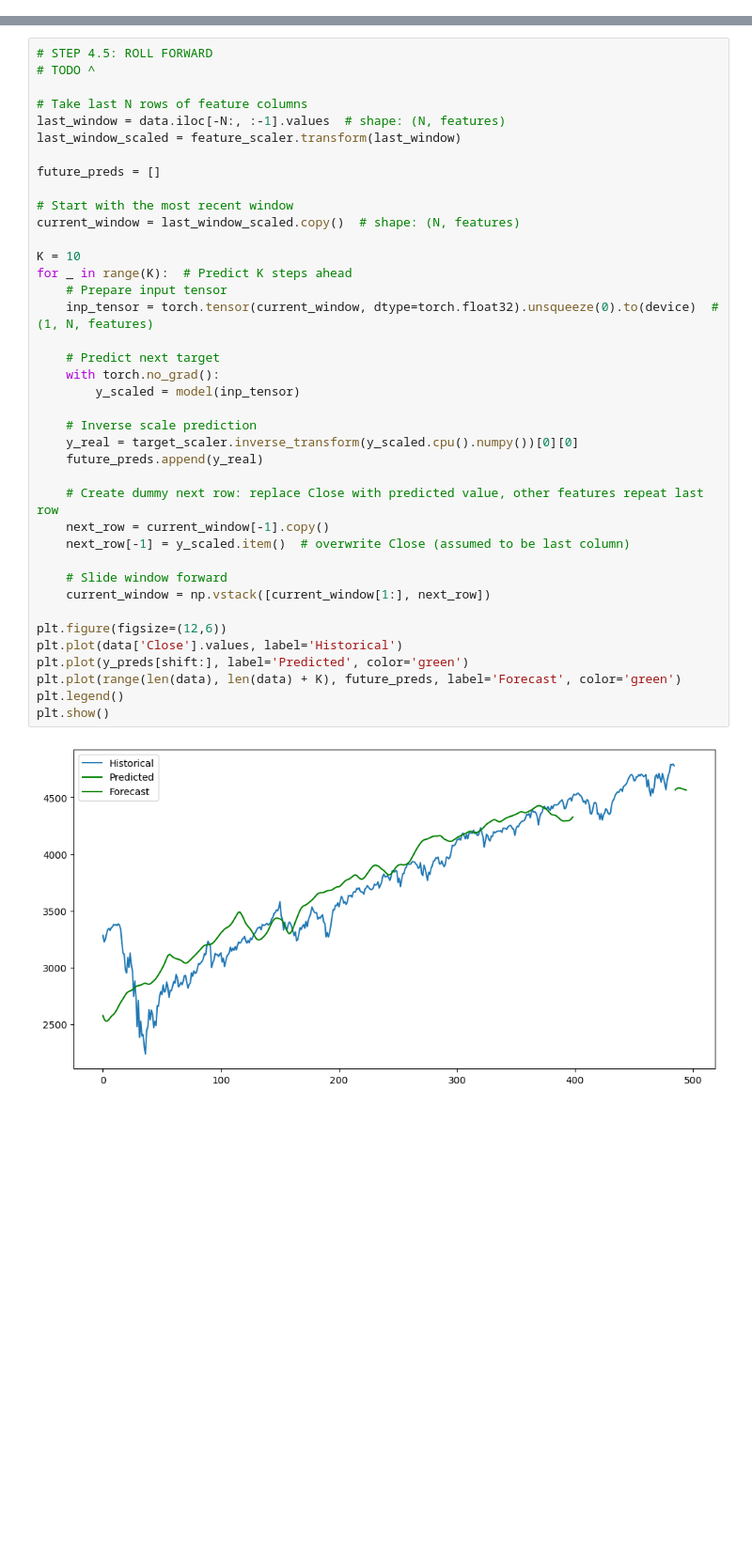
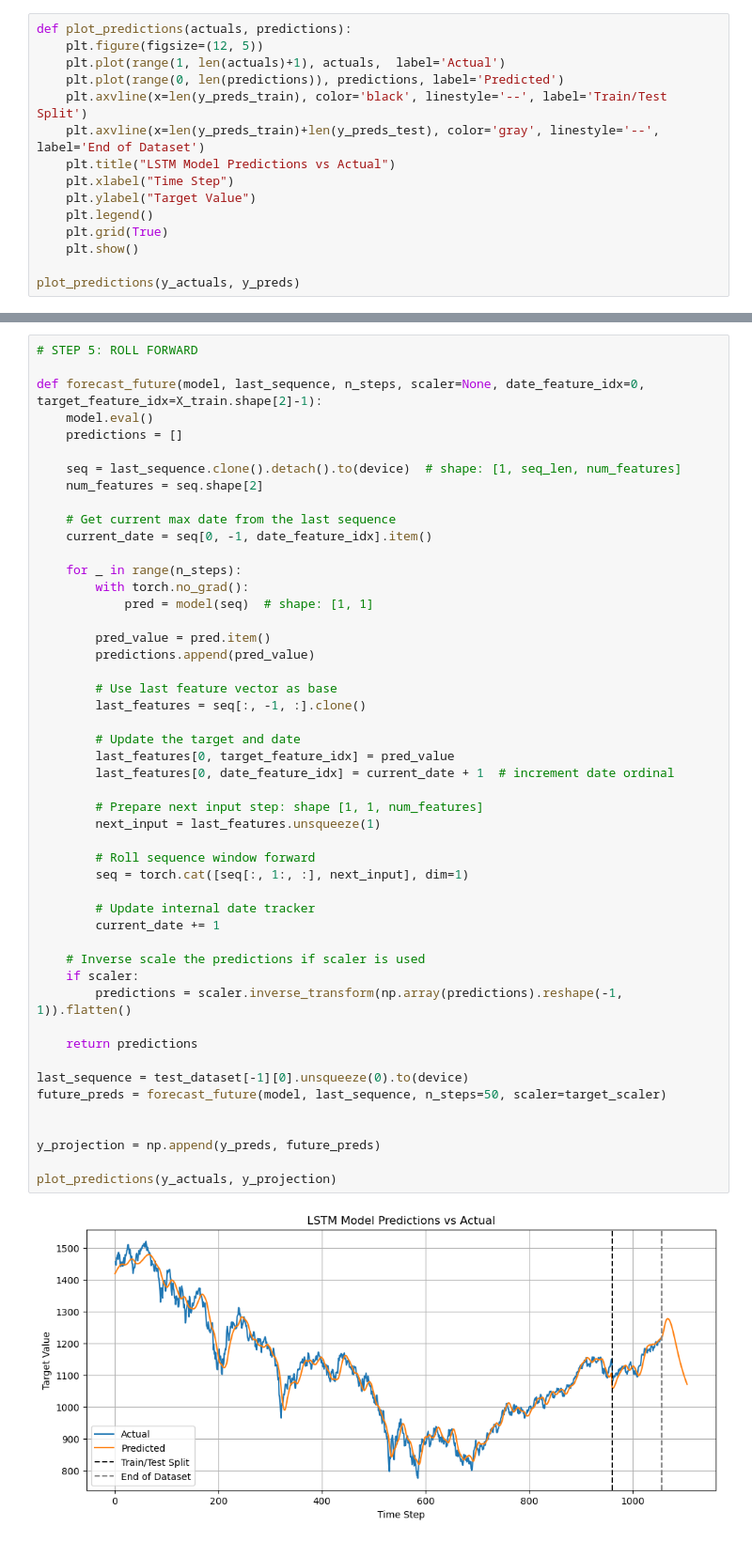
Before and after one commit to zecerman/pytorch-pipeline, a Jupyter notebook: forecasting_pipeline.ipynb, the cells around one changed output, grey strips where cells are left out. Shown at 94% size. Drawn from its saved outputs; the diff is of its cells as text; blank space fills up the shorter version.

Commit message:
updates made to forecasting

```diff
--- a/forecasting_pipeline.ipynb
+++ b/forecasting_pipeline.ipynb
@@ -322,0 +403,15 @@ Total training time: 3.346 seconds
+# %%
+def plot_predictions(actuals, predictions):
+    plt.figure(figsize=(12, 5))
+    plt.plot(range(1, len(actuals)+1), actuals,  label='Actual')
+    plt.plot(range(0, len(predictions)), predictions, label='Predicted')
+    plt.axvline(x=len(y_preds_train), color='black', linestyle='--', label='Train/Test Split')
+    plt.axvline(x=len(y_preds_train)+len(y_preds_test), color='gray', linestyle='--', label='End of Dataset')
+    plt.title("LSTM Model Predictions vs Actual")
+    plt.xlabel("Time Step")
+    plt.ylabel("Target Value")
+    plt.legend()
+    plt.grid(True)
+    plt.show()
+
+plot_predictions(y_actuals, y_preds)
@@ -323,42 +420,52 @@ Total training time: 3.346 seconds
 # %%
-# STEP 4.5: ROLL FORWARD
-# TODO ^
+# STEP 5: ROLL FORWARD
 
-# Take last N rows of feature columns
-last_window = data.iloc[-N:, :-1].values  # shape: (N, features)
-last_window_scaled = feature_scaler.transform(last_window)
+def forecast_future(model, last_sequence, n_steps, scaler=None, date_feature_idx=0, target_feature_idx=X_train.shape[2]-1):
+    model.eval()
+    predictions = []
 
-future_preds = []
+    seq = last_sequence.clone().detach().to(device)  # shape: [1, seq_len, num_features]
+    num_features = seq.shape[2]
 
-# Start with the most recent window
-current_window = last_window_scaled.copy()  # shape: (N, features)
+    # Get current max date from the last sequence
+    current_date = seq[0, -1, date_feature_idx].item()
 
-K = 10
-for _ in range(K):  # Predict K steps ahead
-    # Prepare input tensor
-    inp_tensor = torch.tensor(current_window, dtype=torch.float32).unsqueeze(0).to(device)  # (1, N, features)
+    for _ in range(n_steps):
+        with torch.no_grad():
+            pred = model(seq)  # shape: [1, 1]
 
-    # Predict next target
-    with torch.no_grad():
-        y_scaled = model(inp_tensor)
+        pred_value = pred.item()
+        predictions.append(pred_value)
 
-    # Inverse scale prediction
-    y_real = target_scaler.inverse_transform(y_scaled.cpu().numpy())[0][0]
-    future_preds.append(y_real)
+        # Use last feature vector as base
+        last_features = seq[:, -1, :].clone()
 
-    # Create dummy next row: replace Close with predicted value, other features repeat last row
-    next_row = current_window[-1].copy()
-    next_row[-1] = y_scaled.item()  # overwrite Close (assumed to be last column)
+        # Update the target and date
+        last_features[0, target_feature_idx] = pred_value
+        last_features[0, date_feature_idx] = current_date + 1  # increment date ordinal
 
-    # Slide window forward
-    current_window = np.vstack([current_window[1:], next_row])
+        # Prepare next input step: shape [1, 1, num_features]
+        next_input = last_features.unsqueeze(1)
 
-plt.figure(figsize=(12,6))
-plt.plot(data['Close'].values, label='Historical')
-plt.plot(y_preds[shift:], label='Predicted', color='green')
-plt.plot(range(len(data), len(data) + K), future_preds, label='Forecast', color='green')
-plt.legend()
-plt.show()
+        # Roll sequence window forward
+        seq = torch.cat([seq[:, 1:, :], next_input], dim=1)
+
+        # Update internal date tracker
+        current_date += 1
+
+    # Inverse scale the predictions if scaler is used
+    if scaler:
+        predictions = scaler.inverse_transform(np.array(predictions).reshape(-1, 1)).flatten()
+
+    return predictions
+
+last_sequence = test_dataset[-1][0].unsqueeze(0).to(device)
+future_preds = forecast_future(model, last_sequence, n_steps=50, scaler=target_scaler)
+
+
+y_projection = np.append(y_preds, future_preds)
+
+plot_predictions(y_actuals, y_projection)
 # %% [output]
-[figure, old version]
+[figure, new version]
 # %%
```
Also changed, not shown: parts of 17 cells of this notebook, 3 other files.
